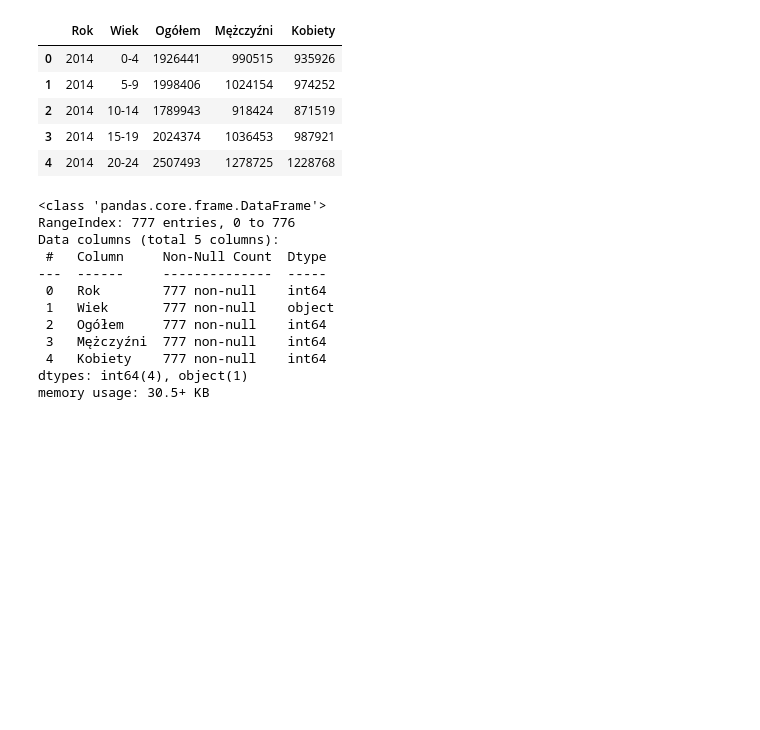
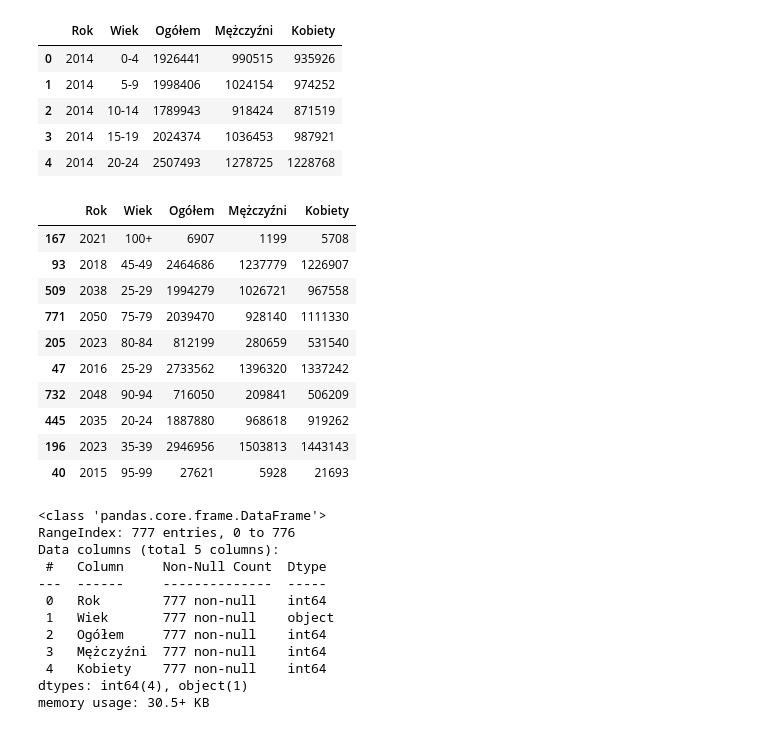
Before and after one commit to Vektor79/Zadania, a Jupyter notebook: 05_Wykresy/Materiały_na_zjazd/02_Wykresy/03_Zaawansowane wykresy/2_Grupy wiekowe.ipynb, the cells around one changed output. Drawn from its saved outputs; the diff is of its cells as text; code cells hidden in the pictures; blank space fills up the shorter version.

```diff
--- a/05_Wykresy/Materiały_na_zjazd/02_Wykresy/03_Zaawansowane wykresy/2_Grupy wiekowe.ipynb
+++ b/05_Wykresy/Materiały_na_zjazd/02_Wykresy/03_Zaawansowane wykresy/2_Grupy wiekowe.ipynb
@@ -19,6 +24,20 @@ df.head()
 | 2 | 2014 | 10-14 | 1789943 | 918424 | 871519 |
 | 3 | 2014 | 15-19 | 2024374 | 1036453 | 987921 |
 | 4 | 2014 | 20-24 | 2507493 | 1278725 | 1228768 |
+# %%
+df.sample(10)    # obserwacje które bierze z rozkładu z różnych percentyli, dzięki temu wiemy co jest w danych
+# %% [output]
+|  | Rok | Wiek | Ogółem | Mężczyźni | Kobiety |
+| 167 | 2021 | 100+ | 6907 | 1199 | 5708 |
+| 93 | 2018 | 45-49 | 2464686 | 1237779 | 1226907 |
+| 509 | 2038 | 25-29 | 1994279 | 1026721 | 967558 |
+| 771 | 2050 | 75-79 | 2039470 | 928140 | 1111330 |
+| 205 | 2023 | 80-84 | 812199 | 280659 | 531540 |
+| 47 | 2016 | 25-29 | 2733562 | 1396320 | 1337242 |
+| 732 | 2048 | 90-94 | 716050 | 209841 | 506209 |
+| 445 | 2035 | 20-24 | 1887880 | 968618 | 919262 |
+| 196 | 2023 | 35-39 | 2946956 | 1503813 | 1443143 |
+| 40 | 2015 | 95-99 | 27621 | 5928 | 21693 |
 # %%
 df.info()
 # %% [output]
```
Also changed, not shown: parts of 2 cells of this notebook.
